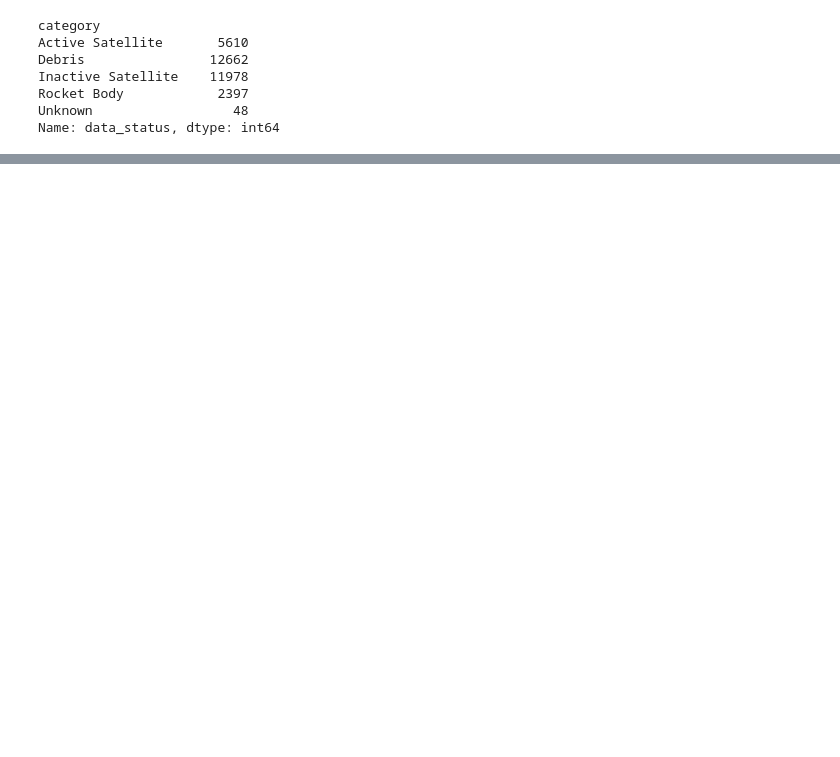
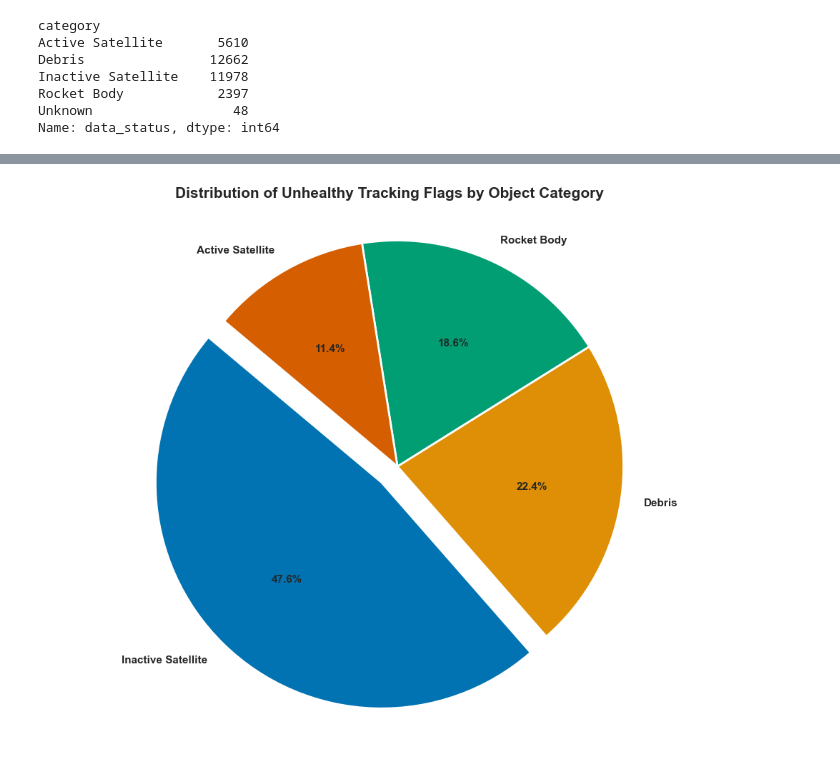
Before and after one commit to sithid/orbital-debris-assessment, a Jupyter notebook: notebooks/eda/satcat_eda.ipynb, the cells around one changed output, grey strips where cells are left out. Cells and saved outputs as stored; diff of their text form; code cells hidden in the pictures; blank space fills up the shorter version.

```diff
--- a/notebooks/eda/satcat_eda.ipynb
+++ b/notebooks/eda/satcat_eda.ipynb
@@ -330,0 +331,27 @@ Name: count, dtype: int64
+# %%
+colors = sns.color_palette("colorblind", len(unhealthy_counts))
+
+explode = [0.1 if idx == 'Inactive Satellite' else 0 for idx in unhealthy_counts.index]
+
+plt.figure(figsize=(10, 8))
+
+plt.pie(unhealthy_counts,
+        labels=unhealthy_counts.index,
+        autopct='%1.1f%%',
+        startangle=140,
+        colors=colors,
+        explode=explode,
+        shadow=False,
+        wedgeprops={'edgecolor': 'white', 'linewidth': 2},
+        textprops={'fontsize': 11, 'fontweight': 'bold'})
+
+plt.title('Distribution of Unhealthy Tracking Flags by Object Category',
+          fontsize=15,
+          pad=20,
+          fontweight='bold')
+
+plt.axis('equal')
+plt.tight_layout()
+plt.show()
+# %% [output]
+[figure, added]
```
Also changed, not shown: parts of 8 cells of this notebook, 1 other file.
